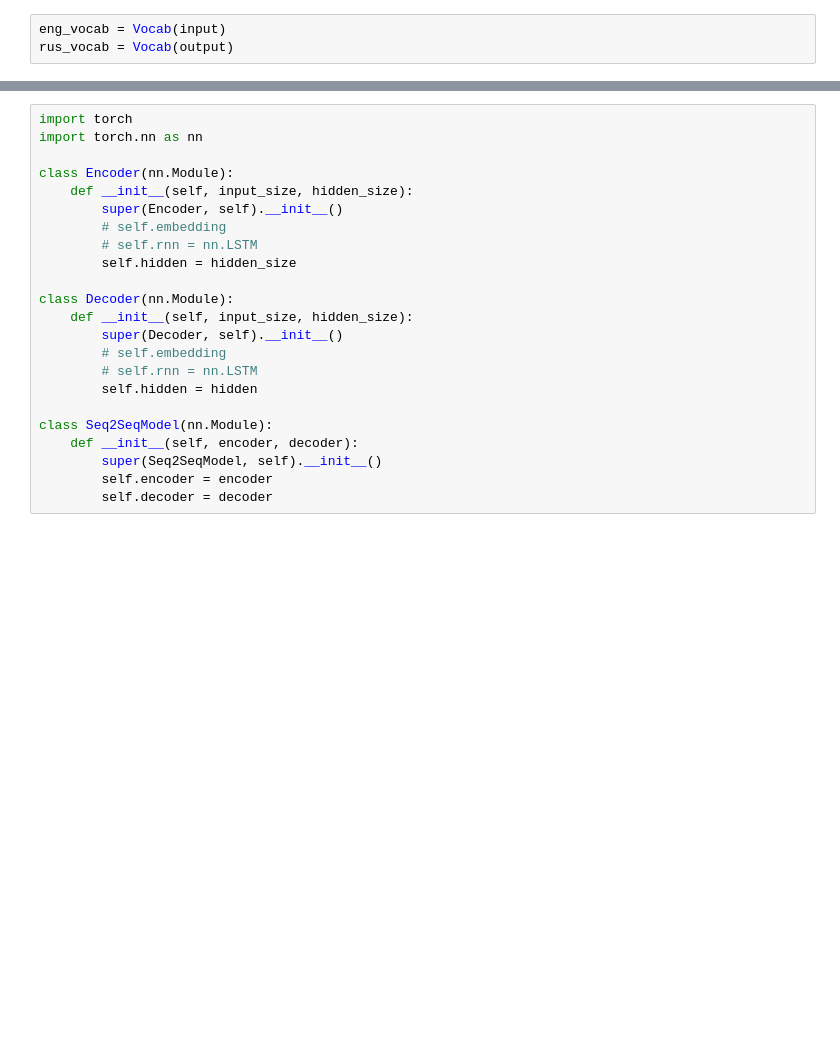
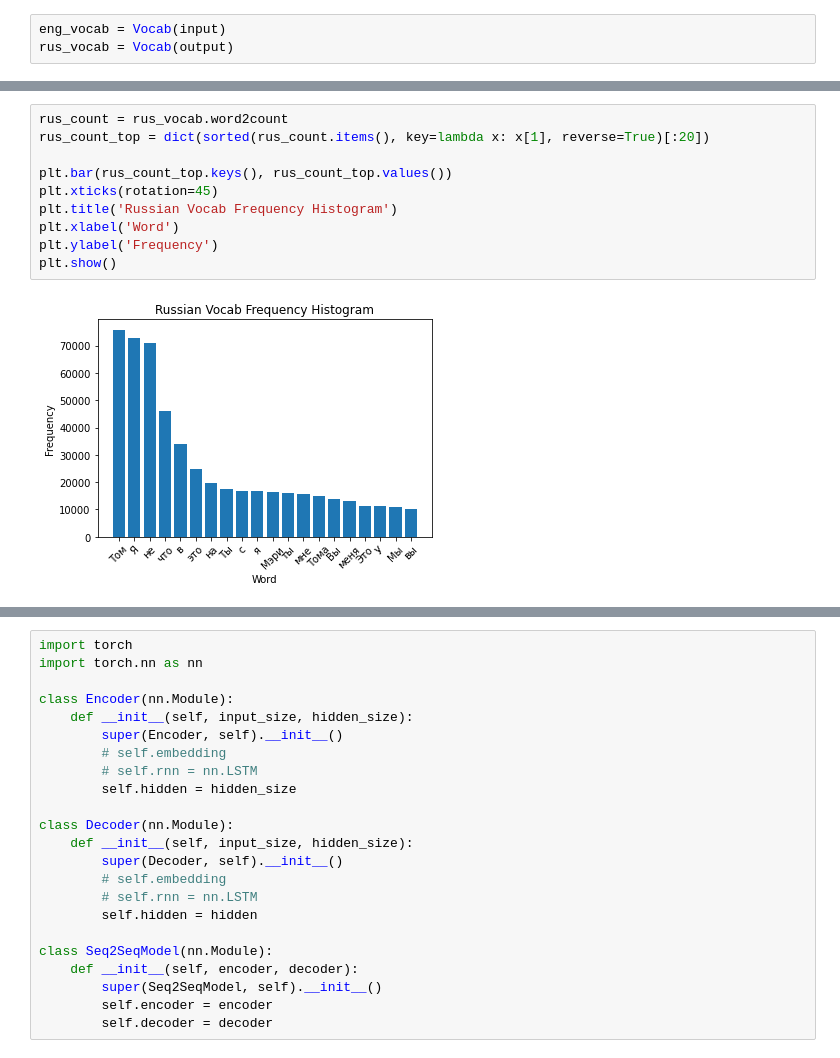
Before and after one commit to zoekimm/475, a Jupyter notebook: scripts/finalproj.ipynb, the cells around one changed output, grey strips where cells are left out. Saved outputs shown, nothing was run; the diff lists cells and outputs as text; blank space fills up the shorter version.

```diff
--- a/scripts/finalproj.ipynb
+++ b/scripts/finalproj.ipynb
@@ -53,0 +70,12 @@ rus_vocab = Vocab(output)
+# %%
+rus_count = rus_vocab.word2count
+rus_count_top = dict(sorted(rus_count.items(), key=lambda x: x[1], reverse=True)[:20])
+
+plt.bar(rus_count_top.keys(), rus_count_top.values())
+plt.xticks(rotation=45)
+plt.title('Russian Vocab Frequency Histogram')
+plt.xlabel('Word')
+plt.ylabel('Frequency')
+plt.show()
+# %% [output]
+[figure, added]
```
Also changed, not shown: parts of 5 cells of this notebook.
